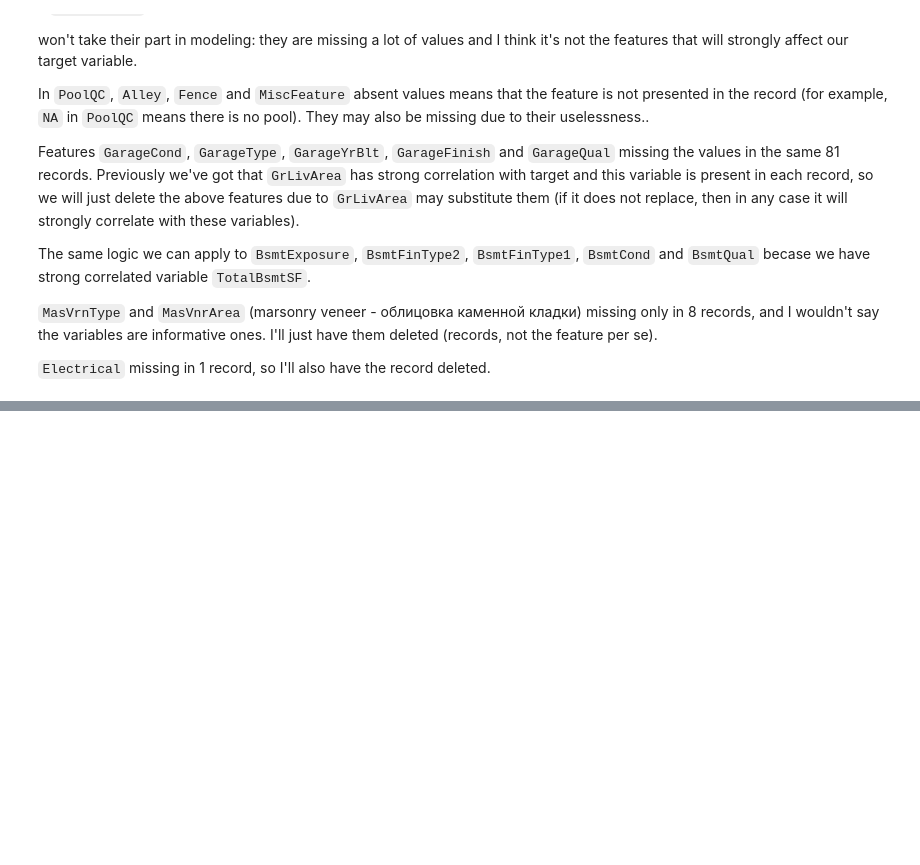
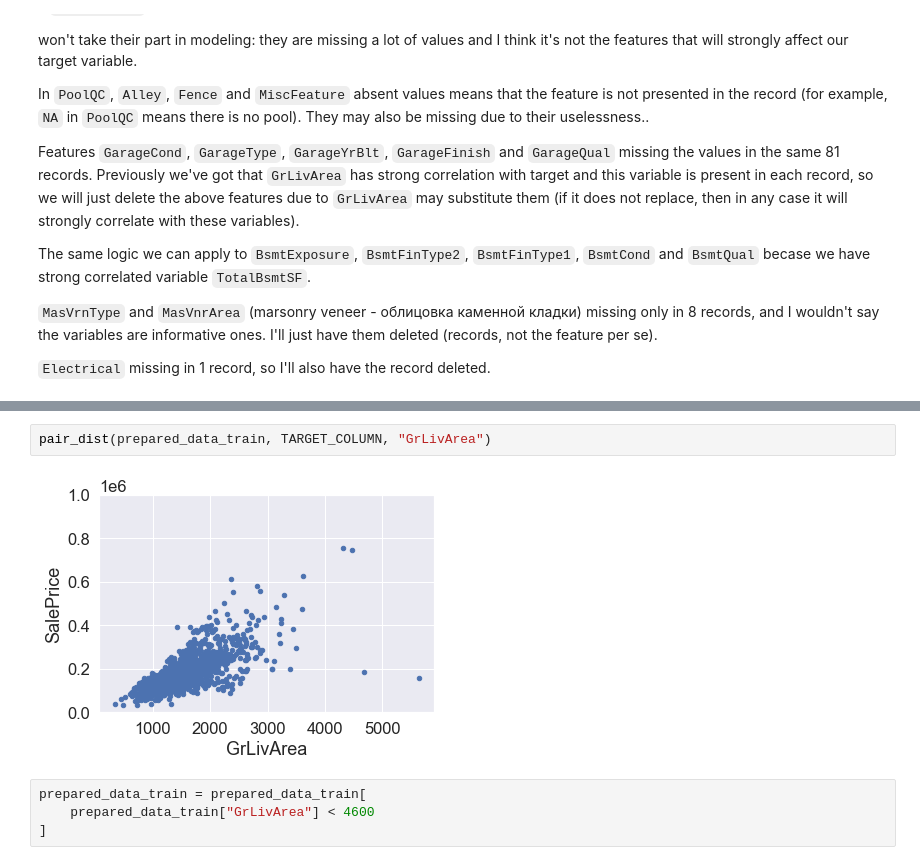
Before and after one commit to WozzyaQ/machine-learning-and-other-stuff, a Jupyter notebook: house-prices/House Prices.ipynb, the cells around one changed output, grey strips where cells are left out. Saved outputs shown, nothing was run; the diff lists cells and outputs as text; blank space fills up the shorter version.

```diff
--- a/house-prices/House Prices.ipynb
+++ b/house-prices/House Prices.ipynb
@@ -467,0 +495,8 @@ No missing values found
+# %%
+pair_dist(prepared_data_train, TARGET_COLUMN, "GrLivArea")
+# %% [output]
+[figure, added]
+# %%
+prepared_data_train = prepared_data_train[
+    prepared_data_train["GrLivArea"] < 4600
+]
```
Also changed, not shown: parts of 52 cells of this notebook, 1 other file.
